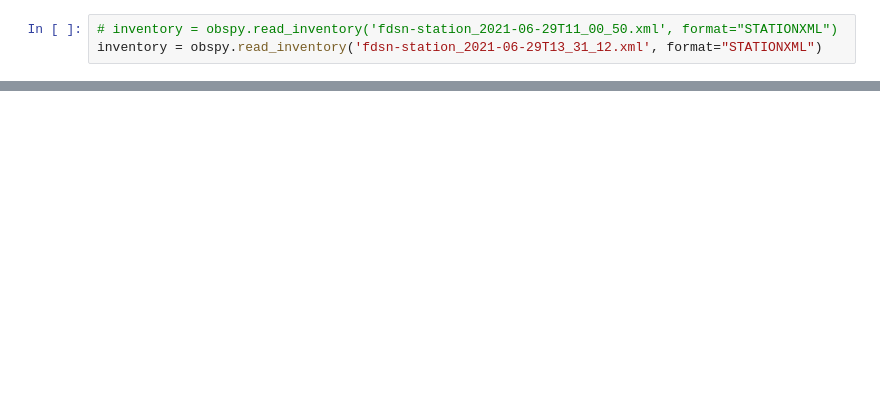
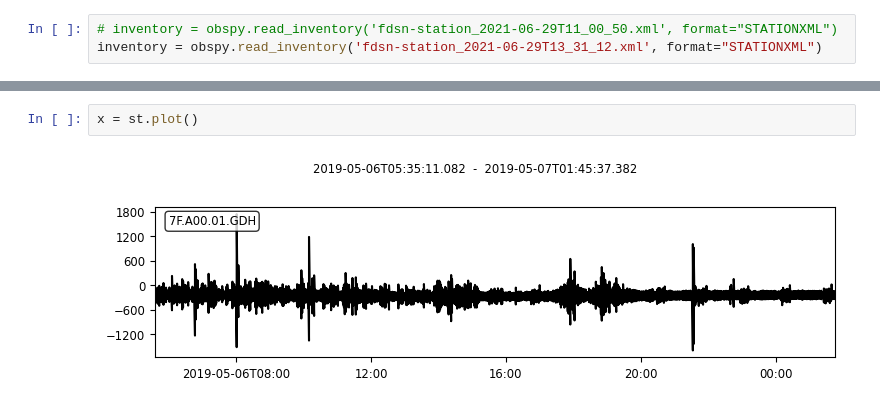
Before and after one commit to SerpRateAI/boreholeAcoustics, a Jupyter notebook: hydrophone exploration.ipynb, the cells around one changed output, grey strips where cells are left out. Drawn from its saved outputs; the diff is of its cells as text; blank space fills up the shorter version.

```diff
--- a/hydrophone exploration.ipynb
+++ b/hydrophone exploration.ipynb
@@ -31,0 +96,4 @@ with io.open(path, "rb") as fh:
+# %%
+x = st.plot()
+# %% [output]
+[figure, added]
```
Also changed, not shown: parts of 19 cells of this notebook.
